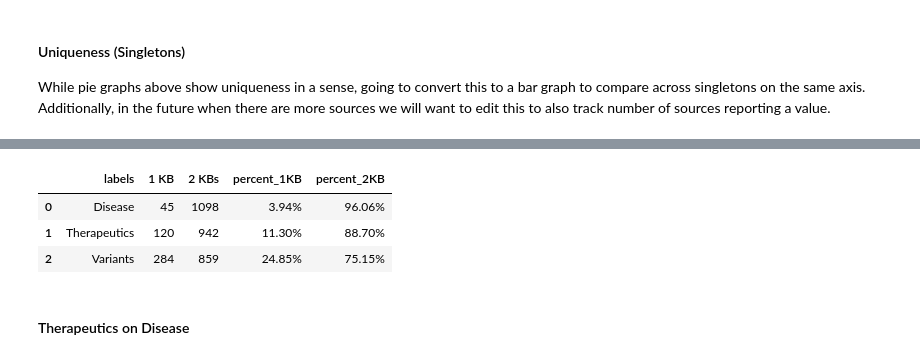
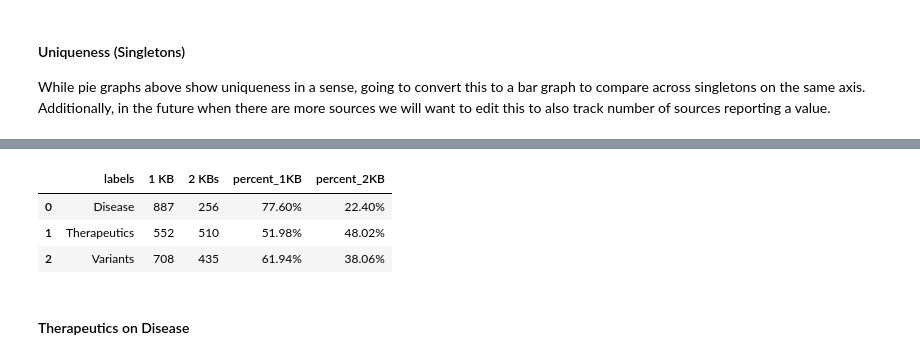
Before and after one commit to cancervariants/metakb, a Jupyter notebook: notebooks/statements.ipynb, the cells around one changed output, grey strips where cells are left out. Cells and saved outputs as stored; diff of their text form; code cells hidden in the pictures.

```diff
--- a/notebooks/statements.ipynb
+++ b/notebooks/statements.ipynb
@@ -362,6 +362,25 @@ pio.write_image(fig, "Duplicate_statements_metakbv2_pie.png", format='png', widt
 # %% [markdown]
 ## Individual Components
 Exhibit overlap in concepts at individual and pairwise component levels. This is important to demonstrate potential overlap and utility for planned aggregation features on the HTML interface and to demonstrate uniqueness of concepts obtained from definitive sources.
+# %%
+def check_civic(record, column, df):
+    tdf = df[df[column]==record]
+    return (any('civic.eid' in s for s in list(tdf['id'])))
+
+def check_moa(record, column, df):
+    tdf = df[df[column]==record]
+    return (any('moa.assertion' in s for s in list(tdf['id'])))
+
+def calculate_total_kbs(df):
+    df['total_kbs'] = None
+    for idx, row in df.iterrows():
+        counter = 0
+        if row['in_civic?']:
+            counter += 1
+        if row['in_moa?']:
+            counter += 1
+        df.at[idx, 'total_kbs'] = counter
+    return(df)
 # %% [markdown]
 #### Variants
 # %%
@@ -580,3 +599,15 @@ uq_variants = df['subject'].value_counts().rename_axis('Variant').reset_index(na
 uq_diseases['is_duplicate'] = uq_diseases['counts'].apply(duplicate_detect)
 uq_therapeutics['is_duplicate'] = uq_therapeutics['counts'].apply(duplicate_detect)
 uq_variants['is_duplicate'] = uq_variants['counts'].apply(duplicate_detect)
+# %%
+uq_diseases['in_civic?'] = uq_diseases['Disease'].apply(check_civic, args=('qualifier',df))
+uq_diseases['in_moa?'] = uq_diseases['Disease'].apply(check_moa, args=('qualifier',df))
+uq_diseases = calculate_total_kbs(uq_diseases)
+
+uq_therapeutics['in_civic?'] = uq_therapeutics['Therapeutics'].apply(check_civic, args=('obj',df))
+uq_therapeutics['in_moa?'] = uq_therapeutics['Therapeutics'].apply(check_moa, args=('obj',df))
+uq_therapeutics = calculate_total_kbs(uq_therapeutics)
+
+uq_variants['in_civic?'] = uq_variants['Variant'].apply(check_civic, args=('subject',df))
+uq_variants['in_moa?'] = uq_variants['Variant'].apply(check_moa, args=('subject',df))
+uq_variants = calculate_total_kbs(uq_variants)
@@ -583,35 +635,35 @@ uq_variants['is_duplicate'] = uq_variants['counts'].apply(duplicate_detect)
 # %%
 # Create grouped counts by gene / drug / variant with counts for Present in 1 KB, Present in 2 KB
 uq = {}
 uq['labels'] = ['Disease','Therapeutics','Variants']
-uq['1 KB'] = [uq_diseases[uq_diseases['is_duplicate']!='Duplicate']['counts'].sum(),
-                uq_therapeutics[uq_therapeutics['is_duplicate']!='Duplicate']['counts'].sum(),
-                uq_variants[uq_variants['is_duplicate']!='Duplicate']['counts'].sum()]
-uq['2 KBs'] = [uq_diseases[uq_diseases['is_duplicate']=='Duplicate']['counts'].sum(),
-                    uq_therapeutics[uq_therapeutics['is_duplicate']=='Duplicate']['counts'].sum(),
-                    uq_variants[uq_variants['is_duplicate']=='Duplicate']['counts'].sum()]
+uq['1 KB'] = [uq_diseases[uq_diseases['total_kbs']==1]['counts'].sum(),
+                uq_therapeutics[uq_therapeutics['total_kbs']==1]['counts'].sum(),
+                uq_variants[uq_variants['total_kbs']==1]['counts'].sum()]
+uq['2 KBs'] = [uq_diseases[uq_diseases['total_kbs']==2]['counts'].sum(),
+                    uq_therapeutics[uq_therapeutics['total_kbs']==2]['counts'].sum(),
+                    uq_variants[uq_variants['total_kbs']==2]['counts'].sum()]
 
 uq = pd.DataFrame(uq)
 
 # Calculate Percentages
 100 * (uq['2 KBs'][0] / (uq['2 KBs'][0] + uq['2 KBs'][0]))
 
 uq['percent_1KB'] = [100 * (uq['1 KB'][0] / (uq['1 KB'][0] + uq['2 KBs'][0])),
                      100 * (uq['1 KB'][1] / (uq['1 KB'][1] + uq['2 KBs'][1])),
                      100 * (uq['1 KB'][2] / (uq['1 KB'][2] + uq['2 KBs'][2]))]
 uq['percent_2KB'] = [100 * (uq['2 KBs'][0] / (uq['1 KB'][0] + uq['2 KBs'][0])),
                      100 * (uq['2 KBs'][1] / (uq['1 KB'][1] + uq['2 KBs'][1])),
                      100 * (uq['2 KBs'][2] / (uq['1 KB'][2] + uq['2 KBs'][2]))]
 
 uq['percent_1KB'] = [f"{p:.2f}%" for p in uq['percent_1KB']]
 uq['percent_2KB'] = [f"{p:.2f}%" for p in uq['percent_2KB']]
 
 uq
 # %% [output]
 |  | labels | 1 KB | 2 KBs | percent_1KB | percent_2KB |
-| 0 | Disease | 45 | 1098 | 3.94% | 96.06% |
-| 1 | Therapeutics | 120 | 942 | 11.30% | 88.70% |
-| 2 | Variants | 284 | 859 | 24.85% | 75.15% |
+| 0 | Disease | 887 | 256 | 77.60% | 22.40% |
+| 1 | Therapeutics | 552 | 510 | 51.98% | 48.02% |
+| 2 | Variants | 708 | 435 | 61.94% | 38.06% |
 # %%
 fig = px.bar(uq, x='labels', y=['1 KB','2 KBs'], title='Uniqueness of Records in MetaKB v2', color_discrete_map={'1 KB': '#063970', '2 KBs': '#2596be'},text_auto=True)
 # #76b5c5, #abdbe3, #154c79, #eeeee4
```
Also changed, not shown: parts of 4 cells of this notebook, 2 other files.
